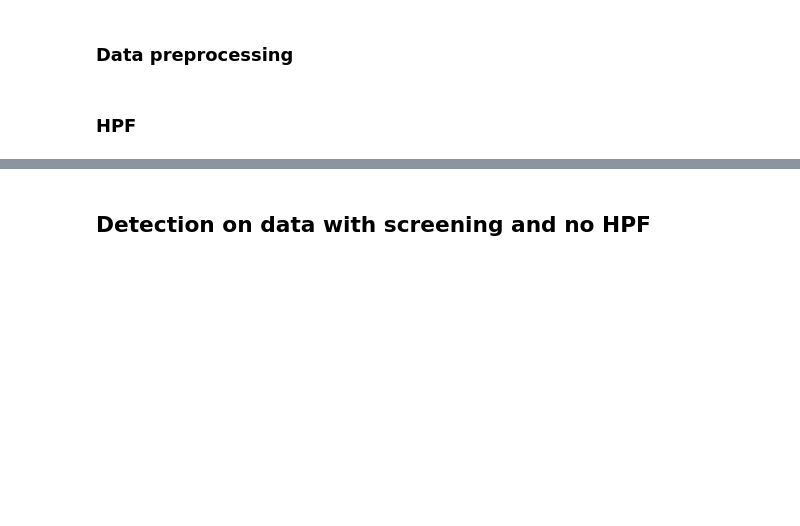
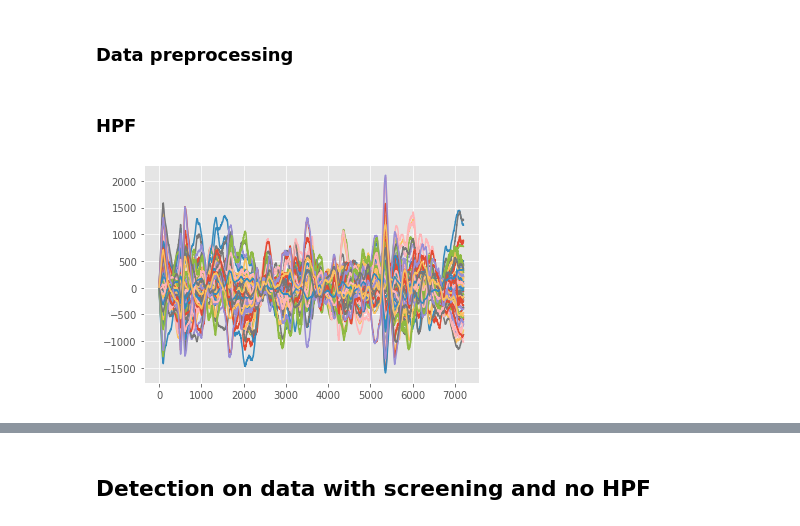
Before and after one commit to JINhuaqing/TVDN-simu, a Jupyter notebook: realdata/MEG-RS8002.ipynb, the cells around one changed output, grey strips where cells are left out. Drawn from its saved outputs; the diff is of its cells as text; code cells hidden in the pictures; blank space fills up the shorter version.

```diff
--- a/realdata/MEG-RS8002.ipynb
+++ b/realdata/MEG-RS8002.ipynb
@@ -78,6 +79,13 @@ dataN = detrend(dataN)
 fs = 120 #sampling frequency
 fmin = 2 # 2Hz - 45Hz signal range, filter for this with hbp
 fmax = 45
-hbp = firls(101, np.array([0, 0.2*fmin, 0.9*fmin, fmax-2, fmax+5, 60])*2/fs,
-           desired = np.array([0, 0, 1, 1, 0, 0])) #for detrending, a bandpass
+hbp = firls(101, [0, 0.005, 0.006, 0.007, 0.008, 1], desired = np.array([0, 0, 1, 1, 0, 0]))
+#hbp = firls(101, np.array([0, 0.2*fmin, 0.9*fmin, fmax-2, fmax+5, 60])*2/fs,
+#           desired = np.array([0, 0, 1, 1, 0, 0])) #for detrending, a bandpass
 dataHPF = lfilter(hbp, 1, dataN)
+# %%
+d, n = dataHPF.shape
+for i in range(d):
+    plt.plot(dataHPF[i, :])
+# %% [output]
+[figure, added]
```
Also changed, not shown: parts of 15 cells of this notebook, 14 other files.
